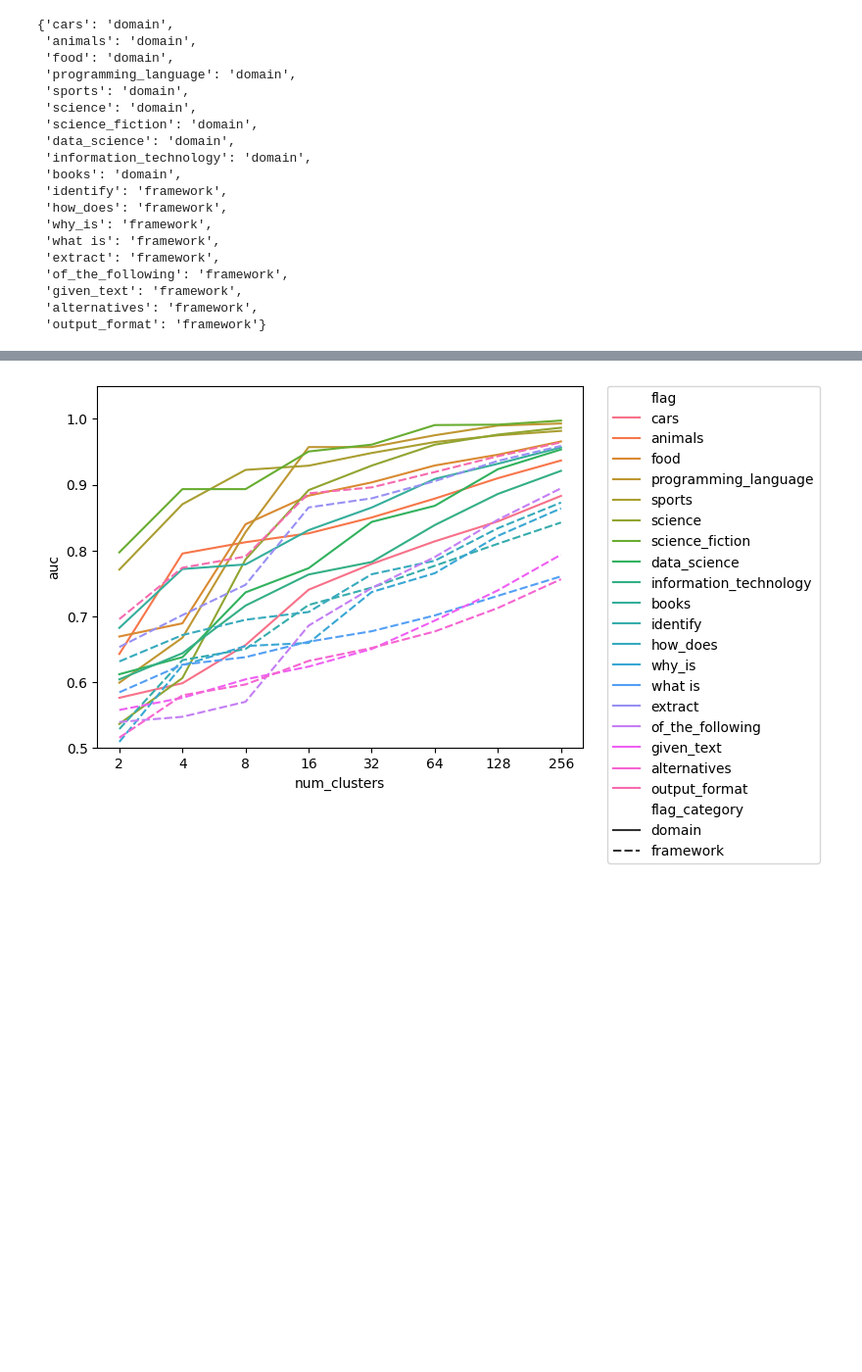
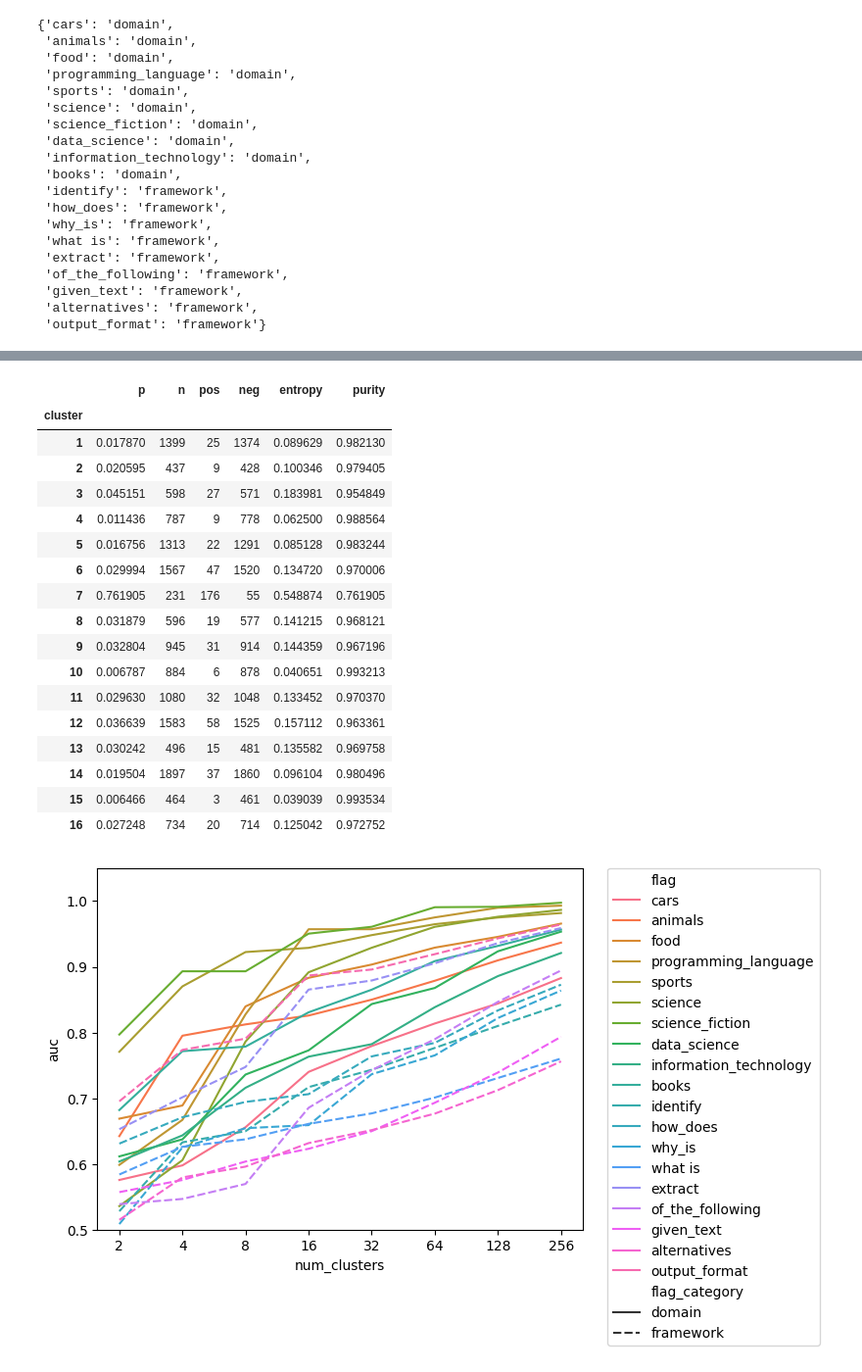
Before and after one commit to rmhorton/instruction_tuning, a Jupyter notebook: aa_cluster_demo.ipynb, the cells around one changed output, grey strips where cells are left out. Shown at 98% size. Saved outputs shown, nothing was run; the diff lists cells and outputs as text; code cells hidden in the pictures; blank space fills up the shorter version.

```diff
--- a/aa_cluster_demo.ipynb
+++ b/aa_cluster_demo.ipynb
@@ -94,7 +132,27 @@ cluster_performance_df
 # %%
 # In case you need the details on individual clusters, or if you want the table to plot an ROC curve:
-cluster_stats = get_cluster_stats(cluster_assignment_df['D'], pattern_flags['animals'])
-cluster_roc = get_cluster_roc(cluster_assignment_df['D'], pattern_flags['animals'])
+# cluster_stats = get_cluster_stats(cluster_assignment_df['D'], pattern_flags['cars'])
+# cluster_roc = get_cluster_roc(cluster_assignment_df['D'], pattern_flags['animals'])
+# cluster_stats
+# %% [output]
+|  | p | n | pos | neg | entropy | purity |
+| cluster |  |  |  |  |  |  |
+| 1 | 0.017870 | 1399 | 25 | 1374 | 0.089629 | 0.982130 |
+| 2 | 0.020595 | 437 | 9 | 428 | 0.100346 | 0.979405 |
+| 3 | 0.045151 | 598 | 27 | 571 | 0.183981 | 0.954849 |
+| 4 | 0.011436 | 787 | 9 | 778 | 0.062500 | 0.988564 |
+| 5 | 0.016756 | 1313 | 22 | 1291 | 0.085128 | 0.983244 |
+| 6 | 0.029994 | 1567 | 47 | 1520 | 0.134720 | 0.970006 |
+| 7 | 0.761905 | 231 | 176 | 55 | 0.548874 | 0.761905 |
+| 8 | 0.031879 | 596 | 19 | 577 | 0.141215 | 0.968121 |
+| 9 | 0.032804 | 945 | 31 | 914 | 0.144359 | 0.967196 |
+| 10 | 0.006787 | 884 | 6 | 878 | 0.040651 | 0.993213 |
+| 11 | 0.029630 | 1080 | 32 | 1048 | 0.133452 | 0.970370 |
+| 12 | 0.036639 | 1583 | 58 | 1525 | 0.157112 | 0.963361 |
+| 13 | 0.030242 | 496 | 15 | 481 | 0.135582 | 0.969758 |
+| 14 | 0.019504 | 1897 | 37 | 1860 | 0.096104 | 0.980496 |
+| 15 | 0.006466 | 464 | 3 | 461 | 0.039039 | 0.993534 |
+| 16 | 0.027248 | 734 | 20 | 714 | 0.125042 | 0.972752 |
 # %%
 plot_cluster_performance(cluster_performance_df, metric='auc')
 # %% [output]
```
Also changed, not shown: parts of 7 cells of this notebook, 2 other files.
